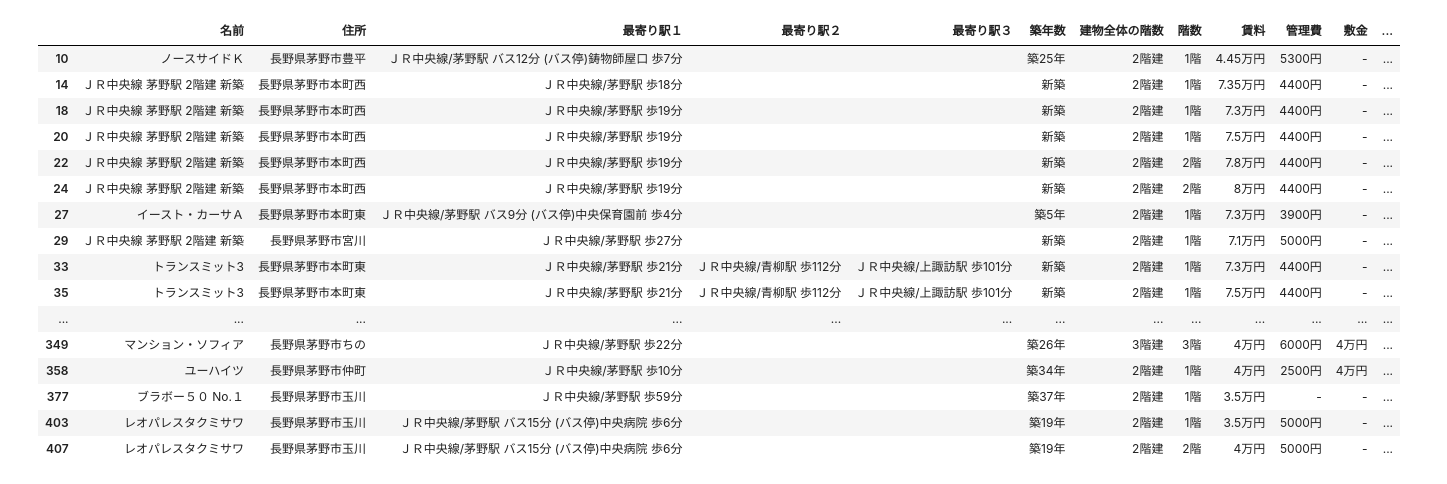
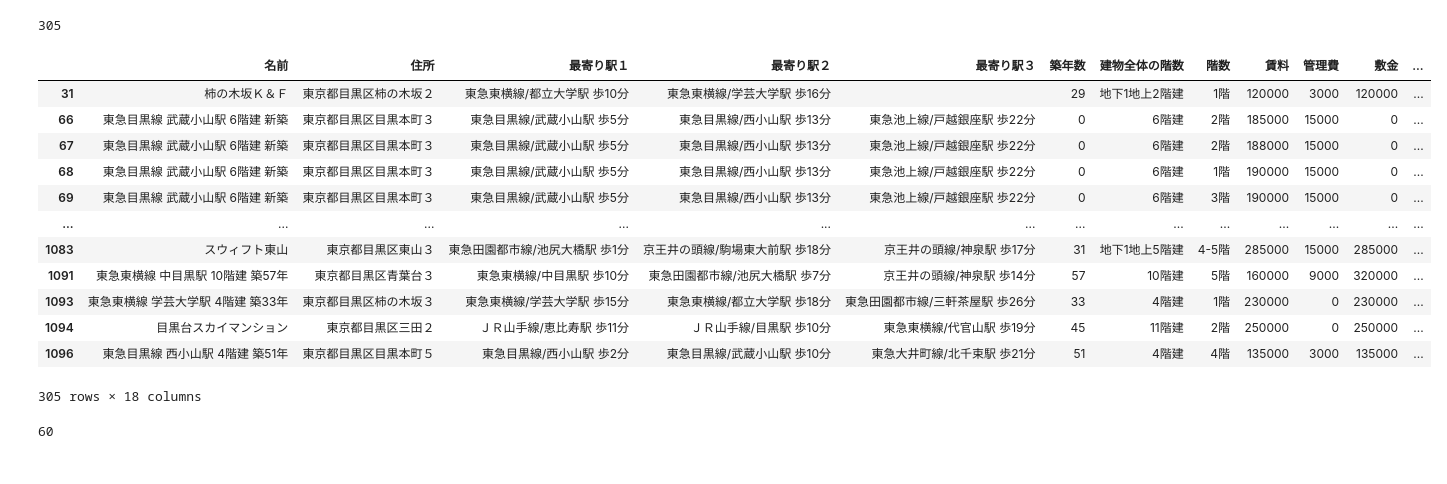
Before and after one commit to N-Hiro0123/tech0_step3-1, a Jupyter notebook: scraping_suumo.ipynb, the cells around one changed output. Saved outputs shown, nothing was run; the diff lists cells and outputs as text; code cells hidden in the pictures.

```diff
--- a/scraping_suumo.ipynb
+++ b/scraping_suumo.ipynb
@@ -90,0 +318,10 @@ rental_property_datas.head()
+# %%
+for i in range(len(rental_property_datas)):
+    if "-" in rental_property_datas["敷金"][i]:
+        rental_property_datas["敷金"][i] = int(0)
+    elif "." in rental_property_datas["敷金"][i] :
+        rental_property_datas["敷金"][i] = int(rental_property_datas["敷金"][i].split(".")[0]) * 10000 +  int(float("0."+rental_property_datas["敷金"][i].split(".")[1].replace("万円", ""))*10000)
+    else:
+        rental_property_datas["敷金"][i] = int(rental_property_datas["敷金"][i].replace("万円", ""))* 10000
+
+rental_property_datas["敷金"].unique()
@@ -90,0 +366,10 @@ rental_property_datas.head()
+# %%
+for i in range(len(rental_property_datas)):
+    if "-" in rental_property_datas["礼金"][i]:
+        rental_property_datas["礼金"][i] = int(0)
+    elif "." in rental_property_datas["礼金"][i] :
+        rental_property_datas["礼金"][i] = int(rental_property_datas["礼金"][i].split(".")[0]) * 10000 +  int(float("0."+rental_property_datas["礼金"][i].split(".")[1].replace("万円", ""))*10000)
+    else:
+        rental_property_datas["礼金"][i] = int(rental_property_datas["礼金"][i].replace("万円", ""))* 10000
+
+rental_property_datas["礼金"].unique()
@@ -90,0 +418,8 @@ rental_property_datas.head()
+# %%
+for i in range(len(rental_property_datas)):
+    if "." in rental_property_datas["面積"][i] :
+        rental_property_datas["面積"][i] = float(rental_property_datas["面積"][i].split(".")[0])  +  float("0."+rental_property_datas["面積"][i].split(".")[1].replace("m2", ""))
+    else :
+        rental_property_datas["面積"][i] = float(rental_property_datas["面積"][i].replace("m2", ""))
+
+rental_property_datas["面積"].unique()
@@ -91,26 +461,34 @@ rental_property_datas.head()
+# %%
+# 重複判定
+
+df = rental_property_datas
+df_cleansing= df[df[["住所","賃料","管理費","間取り","建物階数_最小","建物階数_最大","階数_最小","階数_最大","面積","敷金","礼金"]].duplicated()]
+len(df_cleansing)
+# %% [output]
+305
+# %%
+df_cleansing
+# %% [output]
+|  | 名前 | 住所 | 最寄り駅１ | 最寄り駅２ | 最寄り駅３ | 築年数 | 建物全体の階数 | 階数 | 賃料 | 管理費 | 敷金 | ... |
+| 31 | 柿の木坂Ｋ＆Ｆ | 東京都目黒区柿の木坂２ | 東急東横線/都立大学駅 歩10分 | 東急東横線/学芸大学駅 歩16分 |  | 29 | 地下1地上2階建 | 1階 | 120000 | 3000 | 120000 | ... |
+| 66 | 東急目黒線 武蔵小山駅 6階建 新築 | 東京都目黒区目黒本町３ | 東急目黒線/武蔵小山駅 歩5分 | 東急目黒線/西小山駅 歩13分 | 東急池上線/戸越銀座駅 歩22分 | 0 | 6階建 | 2階 | 185000 | 15000 | 0 | ... |
+| 67 | 東急目黒線 武蔵小山駅 6階建 新築 | 東京都目黒区目黒本町３ | 東急目黒線/武蔵小山駅 歩5分 | 東急目黒線/西小山駅 歩13分 | 東急池上線/戸越銀座駅 歩22分 | 0 | 6階建 | 2階 | 188000 | 15000 | 0 | ... |
+| 68 | 東急目黒線 武蔵小山駅 6階建 新築 | 東京都目黒区目黒本町３ | 東急目黒線/武蔵小山駅 歩5分 | 東急目黒線/西小山駅 歩13分 | 東急池上線/戸越銀座駅 歩22分 | 0 | 6階建 | 1階 | 190000 | 15000 | 0 | ... |
+| 69 | 東急目黒線 武蔵小山駅 6階建 新築 | 東京都目黒区目黒本町３ | 東急目黒線/武蔵小山駅 歩5分 | 東急目黒線/西小山駅 歩13分 | 東急池上線/戸越銀座駅 歩22分 | 0 | 6階建 | 3階 | 190000 | 15000 | 0 | ... |
+| ... | ... | ... | ... | ... | ... | ... | ... | ... | ... | ... | ... | ... |
+| 1083 | スウィフト東山 | 東京都目黒区東山３ | 東急田園都市線/池尻大橋駅 歩1分 | 京王井の頭線/駒場東大前駅 歩18分 | 京王井の頭線/神泉駅 歩17分 | 31 | 地下1地上5階建 | 4-5階 | 285000 | 15000 | 285000 | ... |
+| 1091 | 東急東横線 中目黒駅 10階建 築57年 | 東京都目黒区青葉台３ | 東急東横線/中目黒駅 歩10分 | 東急田園都市線/池尻大橋駅 歩7分 | 京王井の頭線/神泉駅 歩14分 | 57 | 10階建 | 5階 | 160000 | 9000 | 320000 | ... |
+| 1093 | 東急東横線 学芸大学駅 4階建 築33年 | 東京都目黒区柿の木坂３ | 東急東横線/学芸大学駅 歩15分 | 東急東横線/都立大学駅 歩18分 | 東急田園都市線/三軒茶屋駅 歩26分 | 33 | 4階建 | 1階 | 230000 | 0 | 230000 | ... |
+| 1094 | 目黒台スカイマンション | 東京都目黒区三田２ | ＪＲ山手線/恵比寿駅 歩11分 | ＪＲ山手線/目黒駅 歩10分 | 東急東横線/代官山駅 歩19分 | 45 | 11階建 | 2階 | 250000 | 0 | 250000 | ... |
+| 1096 | 東急目黒線 西小山駅 4階建 築51年 | 東京都目黒区目黒本町５ | 東急目黒線/西小山駅 歩2分 | 東急目黒線/武蔵小山駅 歩10分 | 東急大井町線/北千束駅 歩21分 | 51 | 4階建 | 4階 | 135000 | 3000 | 135000 | ... |
+305 rows × 18 columns
 # %%
 # 重複判定
 
 df = rental_property_datas
 df_Final = df[df[["名前","住所","賃料","管理費","間取り","階数","面積","敷金","礼金"]].duplicated()]
-df_Final
+len(df_Final)
 # %% [output]
-|  | 名前 | 住所 | 最寄り駅１ | 最寄り駅２ | 最寄り駅３ | 築年数 | 建物全体の階数 | 階数 | 賃料 | 管理費 | 敷金 | ... |
-| 10 | ノースサイドＫ | 長野県茅野市豊平 | ＪＲ中央線/茅野駅 バス12分 (バス停)鋳物師屋口 歩7分 |  |  | 築25年 | 2階建 | 1階 | 4.45万円 | 5300円 | - | ... |
-| 14 | ＪＲ中央線 茅野駅 2階建 新築 | 長野県茅野市本町西 | ＪＲ中央線/茅野駅 歩18分 |  |  | 新築 | 2階建 | 1階 | 7.35万円 | 4400円 | - | ... |
-| 18 | ＪＲ中央線 茅野駅 2階建 新築 | 長野県茅野市本町西 | ＪＲ中央線/茅野駅 歩19分 |  |  | 新築 | 2階建 | 1階 | 7.3万円 | 4400円 | - | ... |
-| 20 | ＪＲ中央線 茅野駅 2階建 新築 | 長野県茅野市本町西 | ＪＲ中央線/茅野駅 歩19分 |  |  | 新築 | 2階建 | 1階 | 7.5万円 | 4400円 | - | ... |
-| 22 | ＪＲ中央線 茅野駅 2階建 新築 | 長野県茅野市本町西 | ＪＲ中央線/茅野駅 歩19分 |  |  | 新築 | 2階建 | 2階 | 7.8万円 | 4400円 | - | ... |
-| 24 | ＪＲ中央線 茅野駅 2階建 新築 | 長野県茅野市本町西 | ＪＲ中央線/茅野駅 歩19分 |  |  | 新築 | 2階建 | 2階 | 8万円 | 4400円 | - | ... |
-| 27 | イースト・カーサＡ | 長野県茅野市本町東 | ＪＲ中央線/茅野駅 バス9分 (バス停)中央保育園前 歩4分 |  |  | 築5年 | 2階建 | 1階 | 7.3万円 | 3900円 | - | ... |
-| 29 | ＪＲ中央線 茅野駅 2階建 新築 | 長野県茅野市宮川 | ＪＲ中央線/茅野駅 歩27分 |  |  | 新築 | 2階建 | 1階 | 7.1万円 | 5000円 | - | ... |
-| 33 | トランスミット3 | 長野県茅野市本町東 | ＪＲ中央線/茅野駅 歩21分 | ＪＲ中央線/青柳駅 歩112分 | ＪＲ中央線/上諏訪駅 歩101分 | 新築 | 2階建 | 1階 | 7.3万円 | 4400円 | - | ... |
-| 35 | トランスミット3 | 長野県茅野市本町東 | ＪＲ中央線/茅野駅 歩21分 | ＪＲ中央線/青柳駅 歩112分 | ＪＲ中央線/上諏訪駅 歩101分 | 新築 | 2階建 | 1階 | 7.5万円 | 4400円 | - | ... |
-| ... | ... | ... | ... | ... | ... | ... | ... | ... | ... | ... | ... | ... |
-| 349 | マンション・ソフィア | 長野県茅野市ちの | ＪＲ中央線/茅野駅 歩22分 |  |  | 築26年 | 3階建 | 3階 | 4万円 | 6000円 | 4万円 | ... |
-| 358 | ユーハイツ | 長野県茅野市仲町 | ＪＲ中央線/茅野駅 歩10分 |  |  | 築34年 | 2階建 | 1階 | 4万円 | 2500円 | 4万円 | ... |
-| 377 | ブラボー５０ No.１ | 長野県茅野市玉川 | ＪＲ中央線/茅野駅 歩59分 |  |  | 築37年 | 2階建 | 1階 | 3.5万円 | - | - | ... |
-| 403 | レオパレスタクミサワ | 長野県茅野市玉川 | ＪＲ中央線/茅野駅 バス15分 (バス停)中央病院 歩6分 |  |  | 築19年 | 2階建 | 1階 | 3.5万円 | 5000円 | - | ... |
-| 407 | レオパレスタクミサワ | 長野県茅野市玉川 | ＪＲ中央線/茅野駅 バス15分 (バス停)中央病院 歩6分 |  |  | 築19年 | 2階建 | 2階 | 4万円 | 5000円 | - | ... |
+60
 # %%
 # csvへ保存
```
Also changed, not shown: parts of 25 cells of this notebook.
